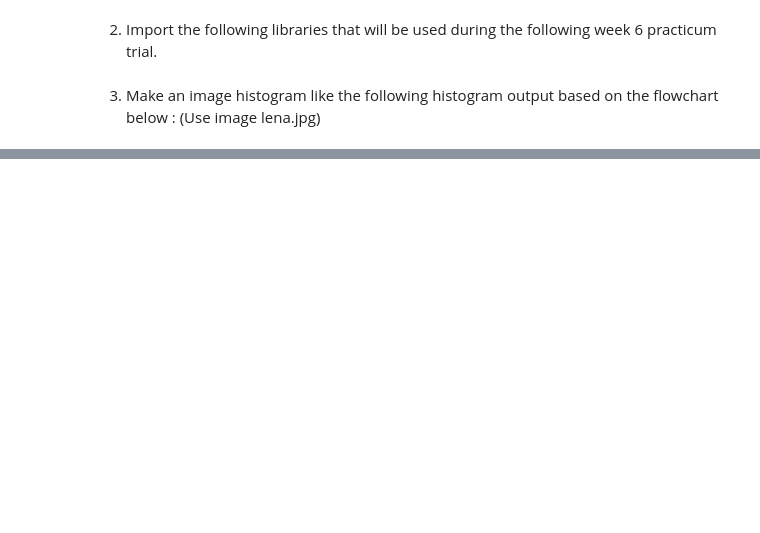
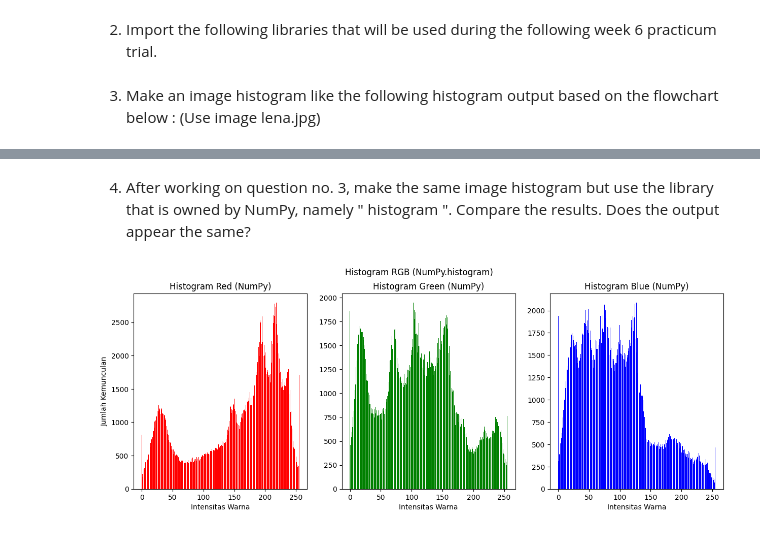
Before and after one commit to Majid5654/Erwan-Majid_PCVK_Ganjil_2025, a Jupyter notebook: Week5.ipynb, the cells around one changed output, grey strips where cells are left out. Drawn from its saved outputs; the diff is of its cells as text; code cells hidden in the pictures; blank space fills up the shorter version.

```diff
--- a/Week5.ipynb
+++ b/Week5.ipynb
@@ -47,0 +69,37 @@ plt.show()
+# %% [markdown]
+4. After working on question no. 3, make the same image histogram but use the library
+that is owned by NumPy, namely " histogram ". Compare the results. Does the
+output appear the same?
+# %%
+# === Input Image (RGB) ===
+img = cv.imread('/content/drive/MyDrive/PCVK/lena.jpg')
+img = cv.cvtColor(img, cv.COLOR_BGR2RGB)
+
+# Pisahkan channel
+R, G, B = img[:,:,0], img[:,:,1], img[:,:,2]
+
+# === Histogram dengan NumPy ===
+histR, binsR = np.histogram(R, bins=256, range=(0,256))
+histG, binsG = np.histogram(G, bins=256, range=(0,256))
+histB, binsB = np.histogram(B, bins=256, range=(0,256))
+
+# === Plot Histogram ===
+fig, axs = plt.subplots(1, 3, figsize=(15,5))
+
+axs[0].bar(binsR[:-1], histR, color='red')
+axs[0].set_title("Histogram Red (NumPy)")
+axs[0].set_xlabel("Intensitas Warna")
+axs[0].set_ylabel("Jumlah Kemunculan")
+
+axs[1].bar(binsG[:-1], histG, color='green')
+axs[1].set_title("Histogram Green (NumPy)")
+axs[1].set_xlabel("Intensitas Warna")
+
+axs[2].bar(binsB[:-1], histB, color='blue')
+axs[2].set_title("Histogram Blue (NumPy)")
+axs[2].set_xlabel("Intensitas Warna")
+
+plt.suptitle("Histogram RGB (NumPy.histogram)")
+plt.show()
+# %% [output]
+[figure, added]
```
Also changed, not shown: parts of 12 cells of this notebook.
